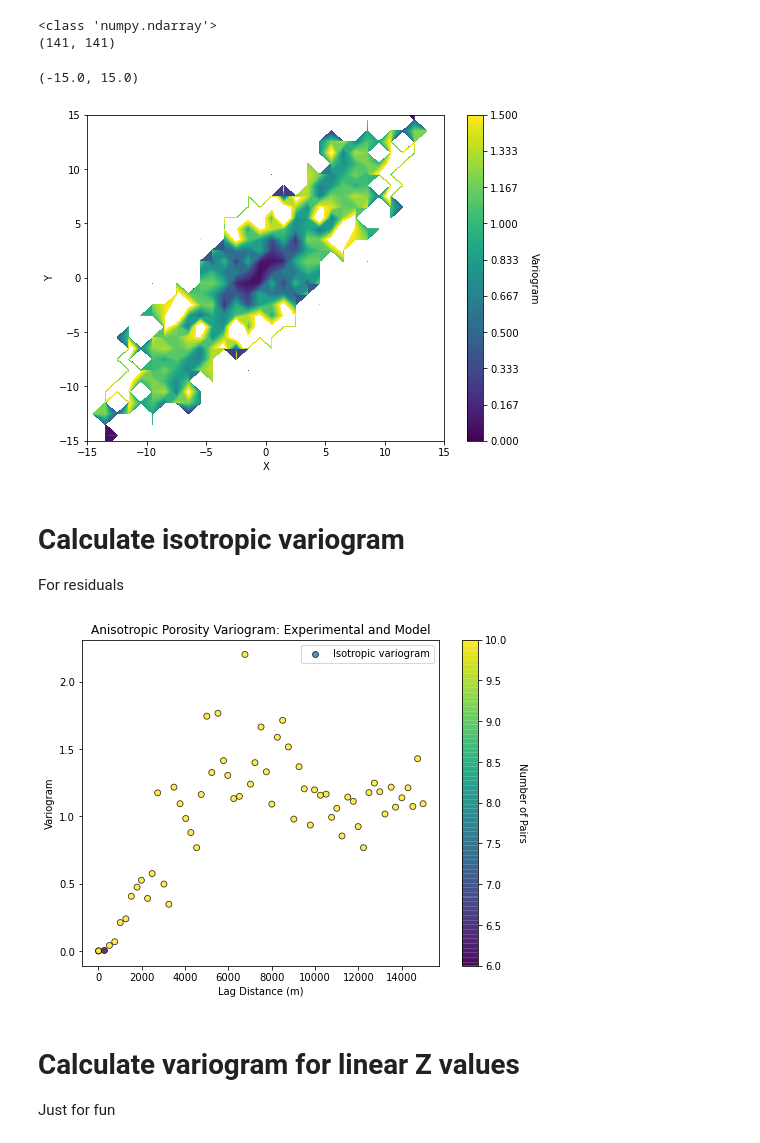
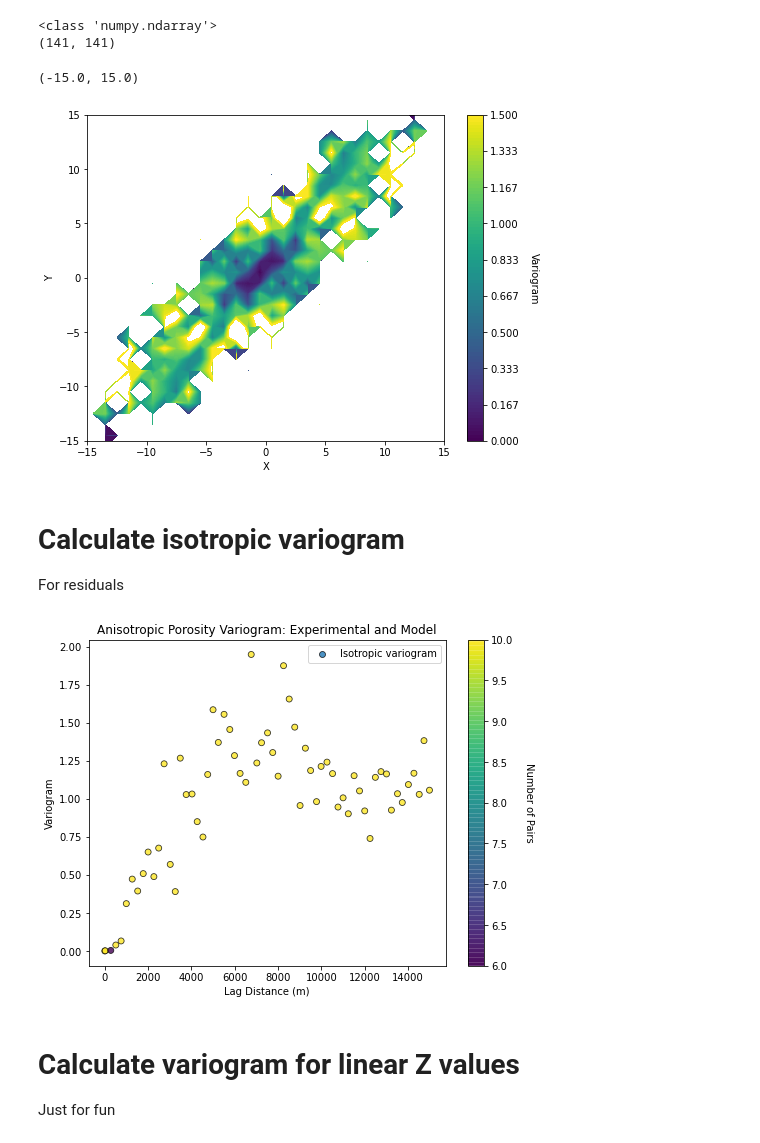
Before and after one commit to sarahkmarshall/willunga_wt, a Jupyter notebook: variogram_calculation.ipynb, the cells around one changed output. Saved outputs shown, nothing was run; the diff lists cells and outputs as text; code cells hidden in the pictures.

```diff
--- a/variogram_calculation.ipynb
+++ b/variogram_calculation.ipynb
@@ -265,7 +265,7 @@ os.chdir(r"C:\Users\mar886\WaterTableProject\Willunga\willunga_wt\variogram")
 # %%
 outputdatapath = r'C:\Users\mar886\WaterTableProject\Willunga\willunga_wt\output_data'
 
-df = pd.read_csv(os.path.join(outputdatapath, "well_summary_gdf_ss_a.csv"))
+df = pd.read_csv(os.path.join(outputdatapath, "well_summary_gdf_ss_a1.csv"))
 df.head()
 # %% [output]
 |  | DHNO | DHNO.1 | Unit_No | Unit_Number | dh_name | network | Obs_No | drillhole_class | ... |
@@ -809,7 +805,7 @@ plt.xlim([-15,15])
 plt.ylim([-15,15])
 # %% [output]
 (-15.0, 15.0)
-[figure, old version]
+[figure, new version]
 # %% [markdown]
 # Calculate isotropic variogram
 
@@ -817,32 +813,32 @@ For residuals
 # %%
 nlag = 60 #60 - so that you cut off extremeties (#full extent 100)
 lag = 250 #250 - so that you cut off extremeties (#full extent 250)
 azi = 90
 atol = 90
 standardize = 1#0
 
-lag_iso, gamma_iso, npair_iso = gamv_2d(df, 'X', 'Y', 'residuals'Z, nlag, lag, azi, atol, standardize)
+lag_iso, gamma_iso, npair_iso = gamv_2d(df, 'X', 'Y', 'residuals', nlag, lag, azi, atol, standardize)
 
 #print(lag_iso)
 #print(gamma_iso)
 #print(npair_iso)
 
 plt.figure(figsize=(8,6))
 name_iso = 'Isotropic variogram'
 title = "Anisotropic Porosity Variogram: Experimental and Model"
 
 im = plt.scatter(lag_iso, gamma_iso, c=npair_iso, label = name_iso,
                  cmap=cmap, vmax=10,alpha=0.8, linewidths=0.8, edgecolors="black")
 
 plt.title(title)
 plt.xlabel('Lag Distance (m)')
 plt.ylabel('Variogram')
 #plt.arrow(0,sill,xmax,0,width=0.002,color='red',head_length=0.0,head_width=0.0)
 plt.legend(loc = 1)
 cbar = plt.colorbar(im, orientation = 'vertical')
 cbar.set_label('Number of Pairs', rotation=270, labelpad=20)
 # %% [output]
-[figure, old version]
+[figure, new version]
 # %% [markdown]
 # Calculate variogram for linear Z values
 
```
Also changed, not shown: parts of 62 cells of this notebook.
